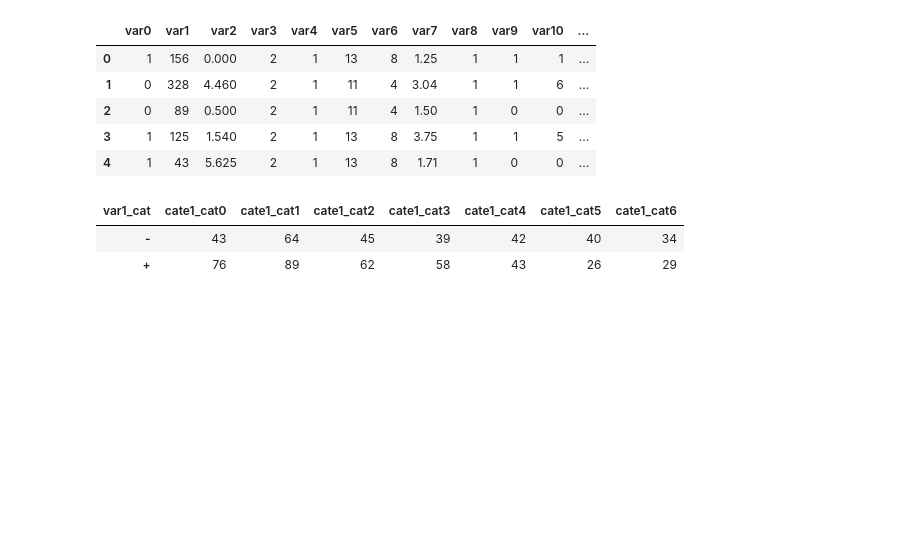
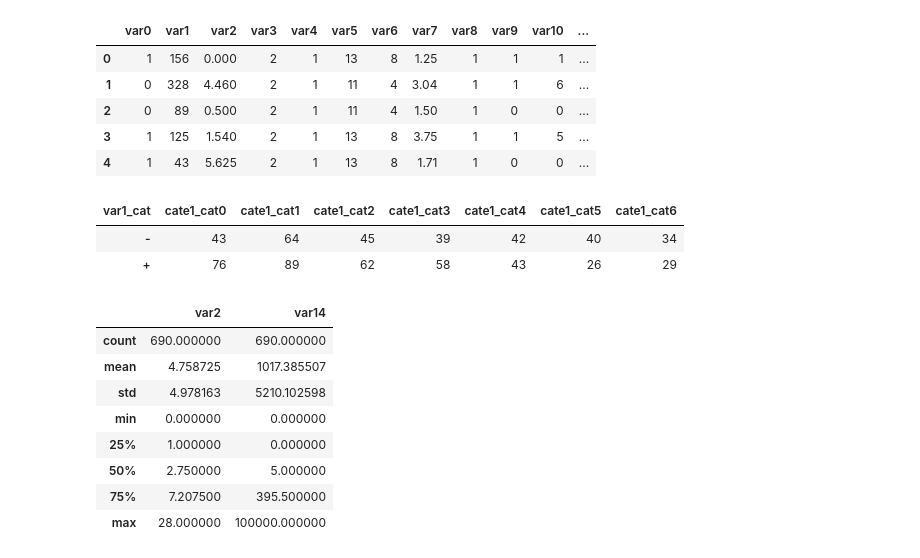
Before and after one commit to gustavoalonso93/Ciencia-de-Dados, a Jupyter notebook: Python/crx - Regressao Logistica.ipynb, the cells around one changed output. Drawn from its saved outputs; the diff is of its cells as text; code cells hidden in the pictures; blank space fills up the shorter version.

```diff
--- a/Python/crx - Regressao Logistica.ipynb
+++ b/Python/crx - Regressao Logistica.ipynb
@@ -238,4 +238,14 @@ v1_crst
 | - | 43 | 64 | 45 | 39 | 42 | 40 | 34 |
 | + | 76 | 89 | 62 | 58 | 43 | 26 | 29 |
 # %%
-df[['var3','']]
+df[['var2','var14']].describe()
+# %% [output]
+|  | var2 | var14 |
+| count | 690.000000 | 690.000000 |
+| mean | 4.758725 | 1017.385507 |
+| std | 4.978163 | 5210.102598 |
+| min | 0.000000 | 0.000000 |
+| 25% | 1.000000 | 0.000000 |
+| 50% | 2.750000 | 5.000000 |
+| 75% | 7.207500 | 395.500000 |
+| max | 28.000000 | 100000.000000 |
```
